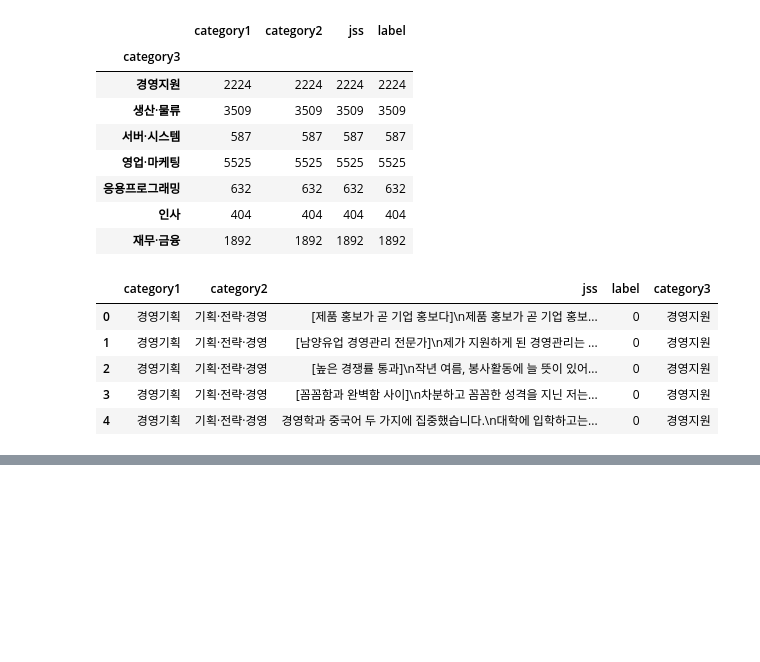
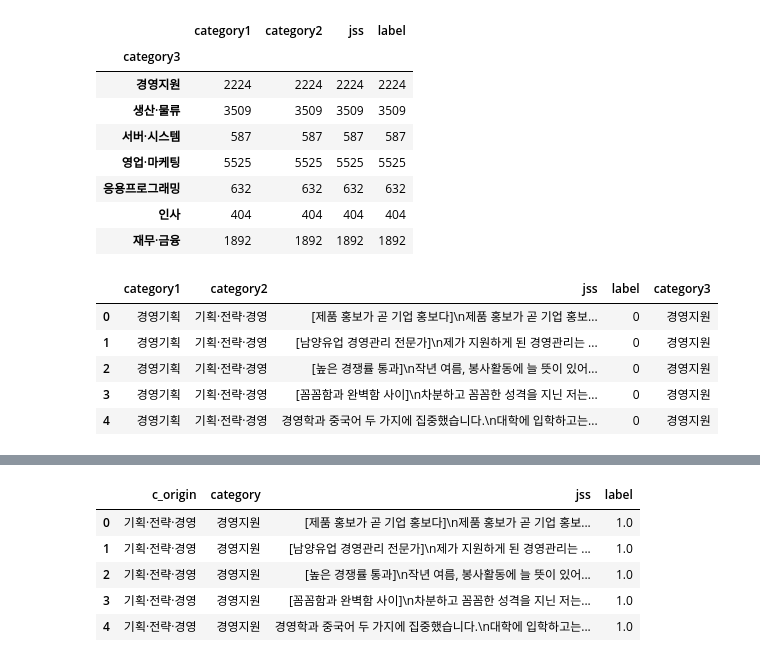
Before and after one commit to park-do/LSTM-RAS, a Jupyter notebook: Jupyter/data_processing.ipynb, the cells around one changed output, grey strips where cells are left out. Drawn from its saved outputs; the diff is of its cells as text; code cells hidden in the pictures; blank space fills up the shorter version.

```diff
--- a/Jupyter/data_processing.ipynb
+++ b/Jupyter/data_processing.ipynb
@@ -307,0 +411,11 @@ df.to_csv('../data/자소서7.csv')
+# %%
+df.loc[df[df.label.isna()].index,'label'] = 0
+# %%
+df.head()
+# %% [output]
+|  | c_origin | category | jss | label |
+| 0 | 기획·전략·경영 | 경영지원 | [제품 홍보가 곧 기업 홍보다]\n제품 홍보가 곧 기업 홍보... | 1.0 |
+| 1 | 기획·전략·경영 | 경영지원 | [남양유업 경영관리 전문가]\n제가 지원하게 된 경영관리는 ... | 1.0 |
+| 2 | 기획·전략·경영 | 경영지원 | [높은 경쟁률 통과]\n작년 여름, 봉사활동에 늘 뜻이 있어... | 1.0 |
+| 3 | 기획·전략·경영 | 경영지원 | [꼼꼼함과 완벽함 사이]\n차분하고 꼼꼼한 성격을 지닌 저는... | 1.0 |
+| 4 | 기획·전략·경영 | 경영지원 | 경영학과 중국어 두 가지에 집중했습니다.\n대학에 입학하고는... | 1.0 |
```
Also changed, not shown: parts of 28 cells of this notebook, 10 other files.
